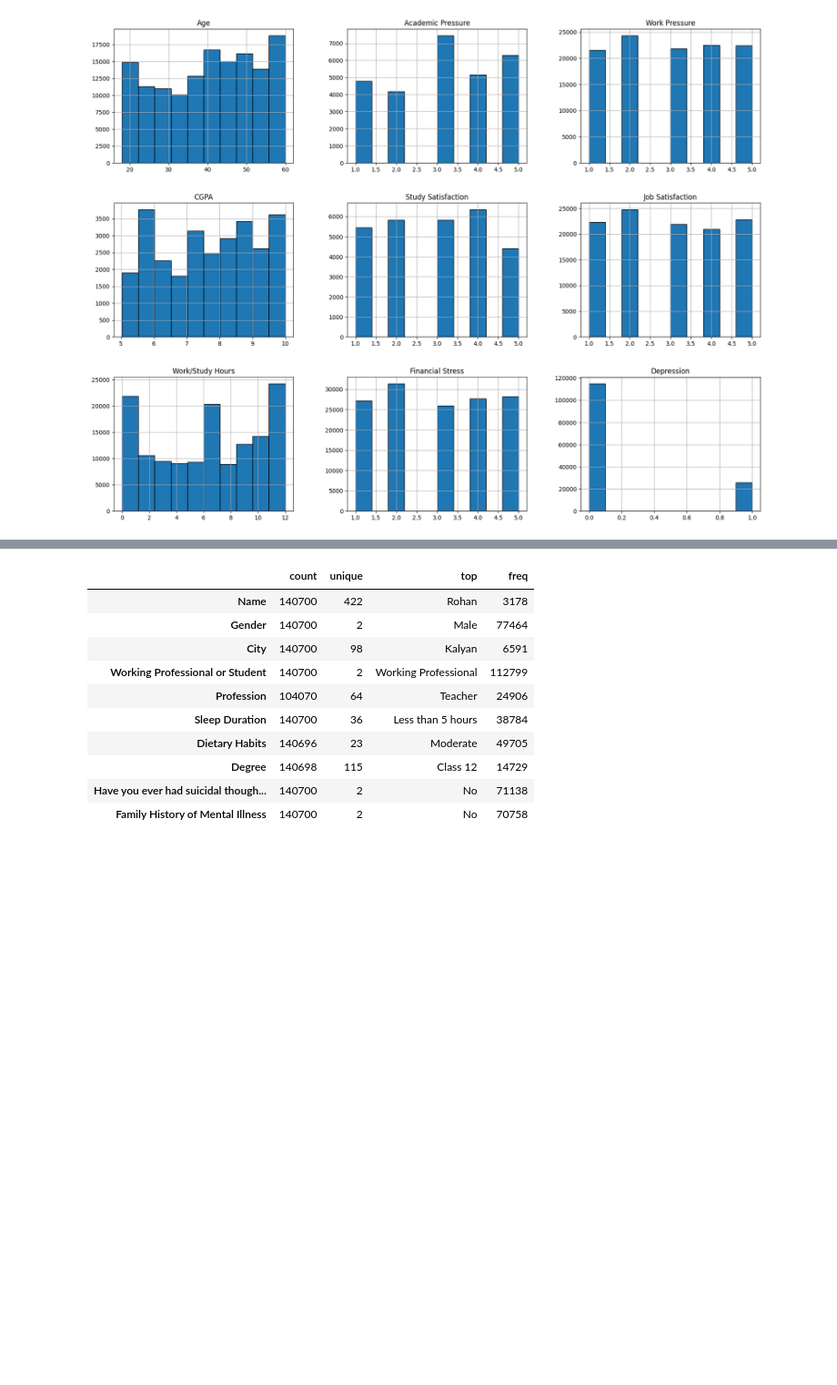
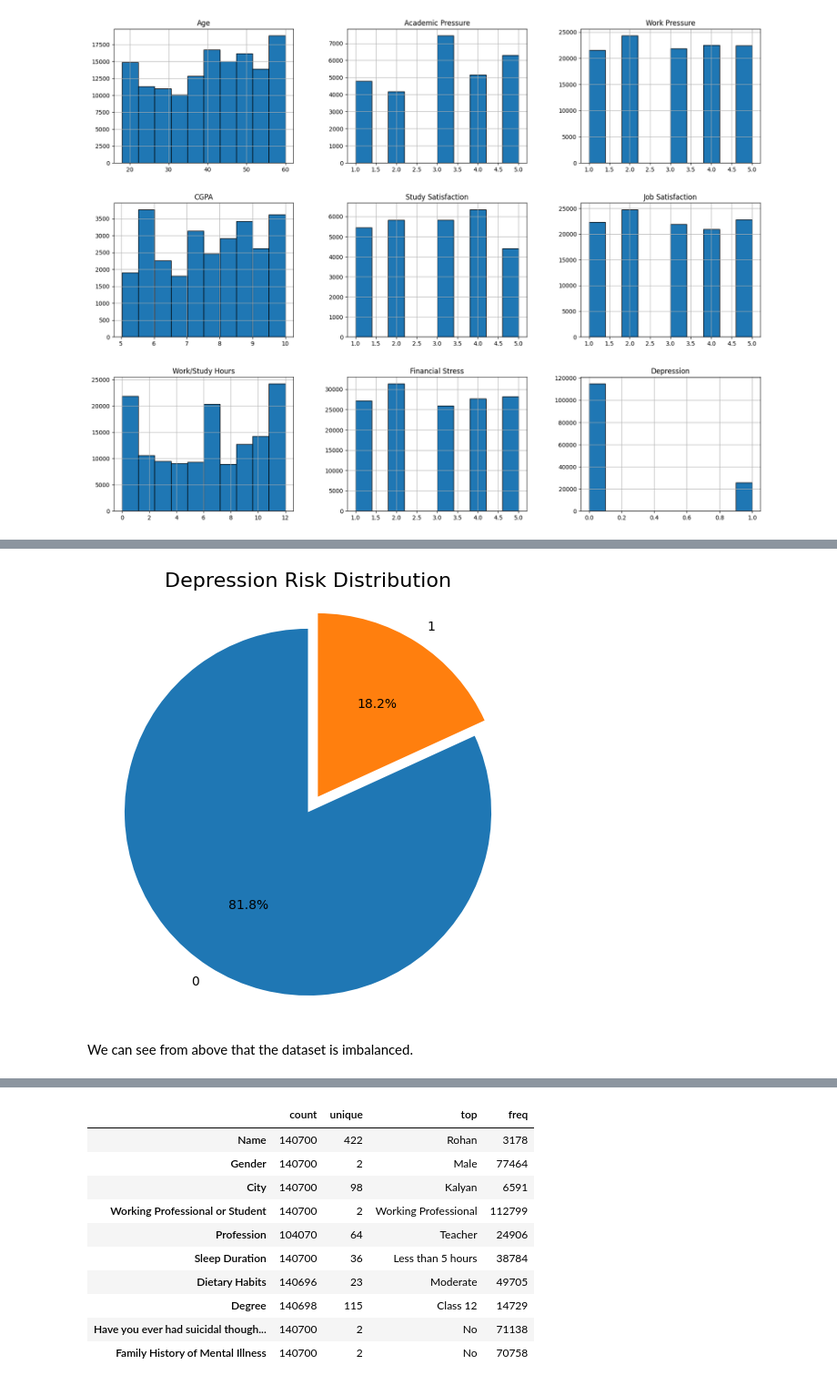
Before and after one commit to rubanzasilva/exploring_mental_health, a Jupyter notebook: eda-gradient-boosting-neural-nets-s04e11.ipynb, the cells around one changed output, grey strips where cells are left out. Shown at 91% size. Saved outputs shown, nothing was run; the diff lists cells and outputs as text; code cells hidden in the pictures; blank space fills up the shorter version.

```diff
--- a/eda-gradient-boosting-neural-nets-s04e11.ipynb
+++ b/eda-gradient-boosting-neural-nets-s04e11.ipynb
@@ -278,0 +323,18 @@ memory usage: 21.5+ MB
+# %%
+def plot_pie_distribution(data, column, explode=None, figsize=(6,6), title=None):
+   # Get value counts
+   counts = data[column].value_counts()
+
+   # Set default explode if not provided
+   if explode is None:
+       explode = tuple([0] * len(counts))
+
+   # Set default title if not provided
+   title = title or f'Distribution of {column}'
+
+   plt.figure(figsize=figsize)
+   plt.pie(counts.values, labels=counts.index,
+           explode=explode, autopct='%1.1f%%', startangle=90)
+   plt.axis('equal')
+   plt.title(title, fontsize=16)
+   plt.show()
@@ -278,0 +346,8 @@ memory usage: 21.5+ MB
+# %%
+plot_pie_distribution(train_df, 'Depression',
+                    explode=(0,0.1),
+                    title='Depression Risk Distribution')
+# %% [output]
+[figure, added]
+# %% [markdown]
+We can see from above that the dataset is imbalanced.
```
Also changed, not shown: parts of 56 cells of this notebook.
